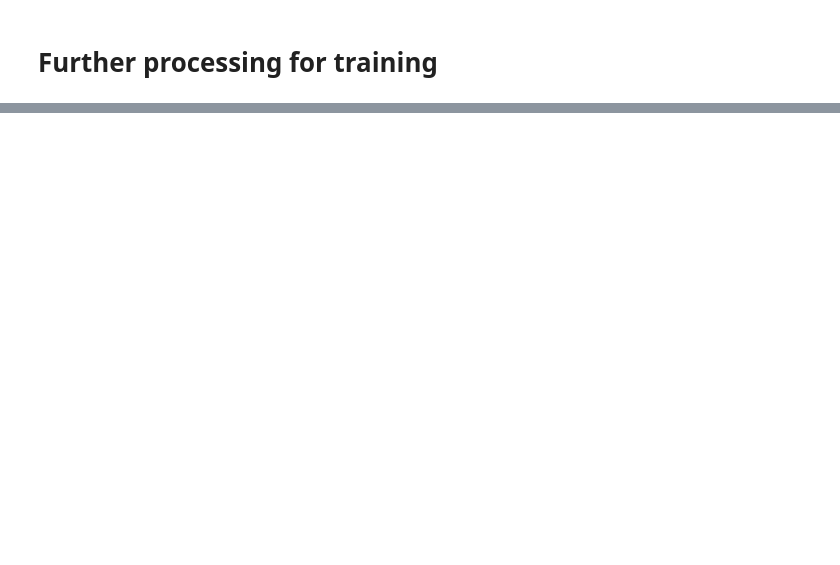
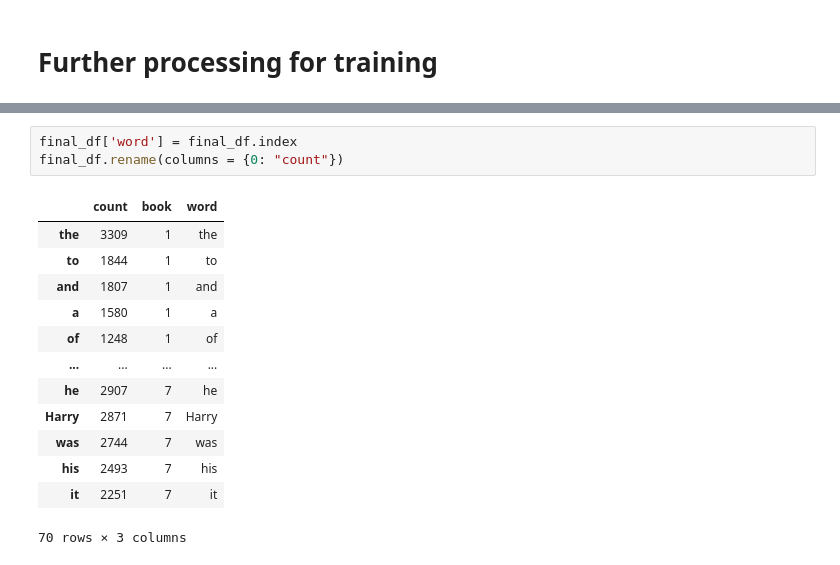
Before and after one commit to chlolv/NLP_Project, a Jupyter notebook: 1_Stat_desc.ipynb, the cells around one changed output, grey strips where cells are left out. Drawn from its saved outputs; the diff is of its cells as text; blank space fills up the shorter version.

```diff
--- a/1_Stat_desc.ipynb
+++ b/1_Stat_desc.ipynb
@@ -222,0 +214,17 @@ KeyError: 0
+# %%
+final_df['word'] = final_df.index
+final_df.rename(columns = {0: "count"})
+# %% [output]
+|  | count | book | word |
+| the | 3309 | 1 | the |
+| to | 1844 | 1 | to |
+| and | 1807 | 1 | and |
+| a | 1580 | 1 | a |
+| of | 1248 | 1 | of |
+| ... | ... | ... | ... |
+| he | 2907 | 7 | he |
+| Harry | 2871 | 7 | Harry |
+| was | 2744 | 7 | was |
+| his | 2493 | 7 | his |
+| it | 2251 | 7 | it |
+70 rows × 3 columns
```
Also changed, not shown: parts of 6 cells of this notebook.
